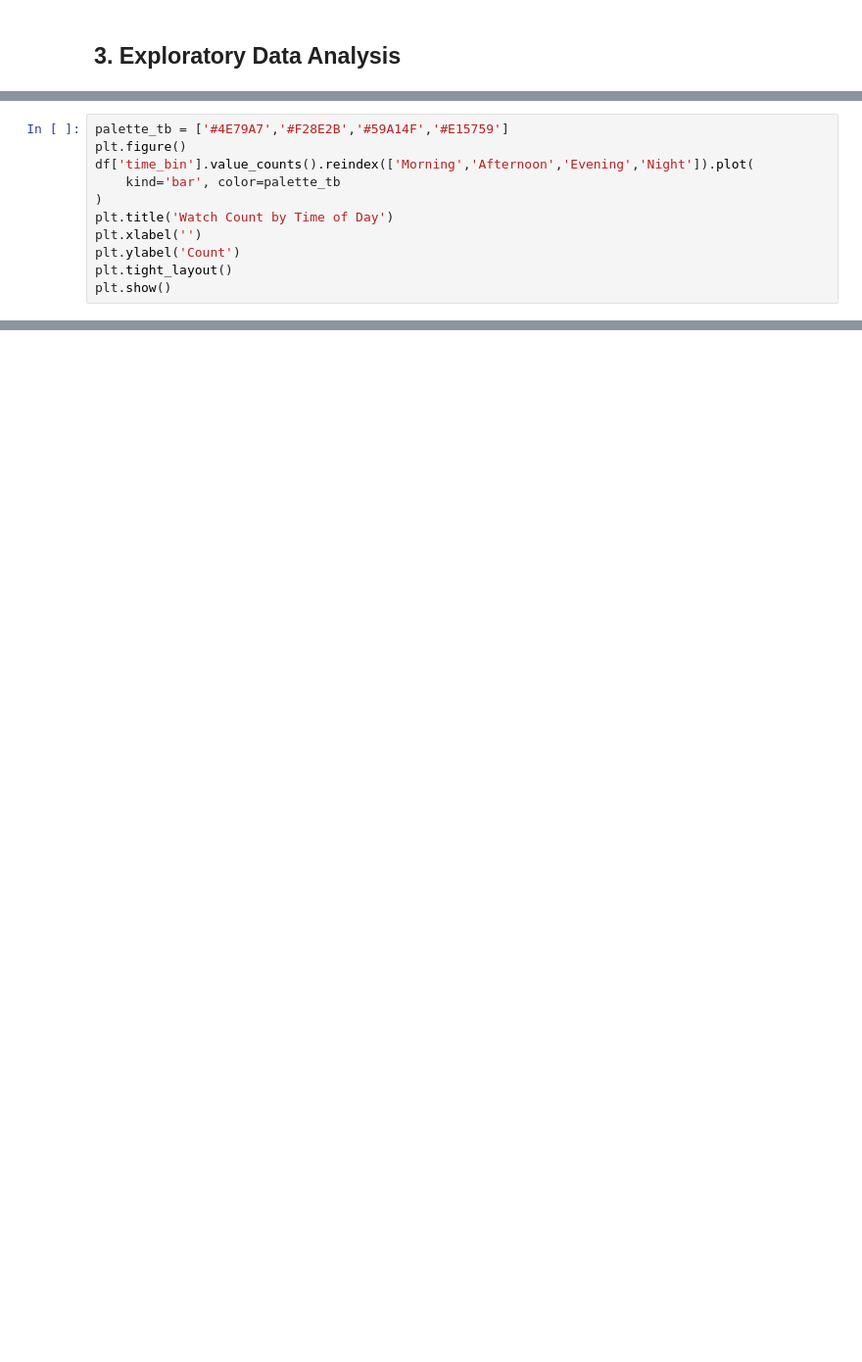
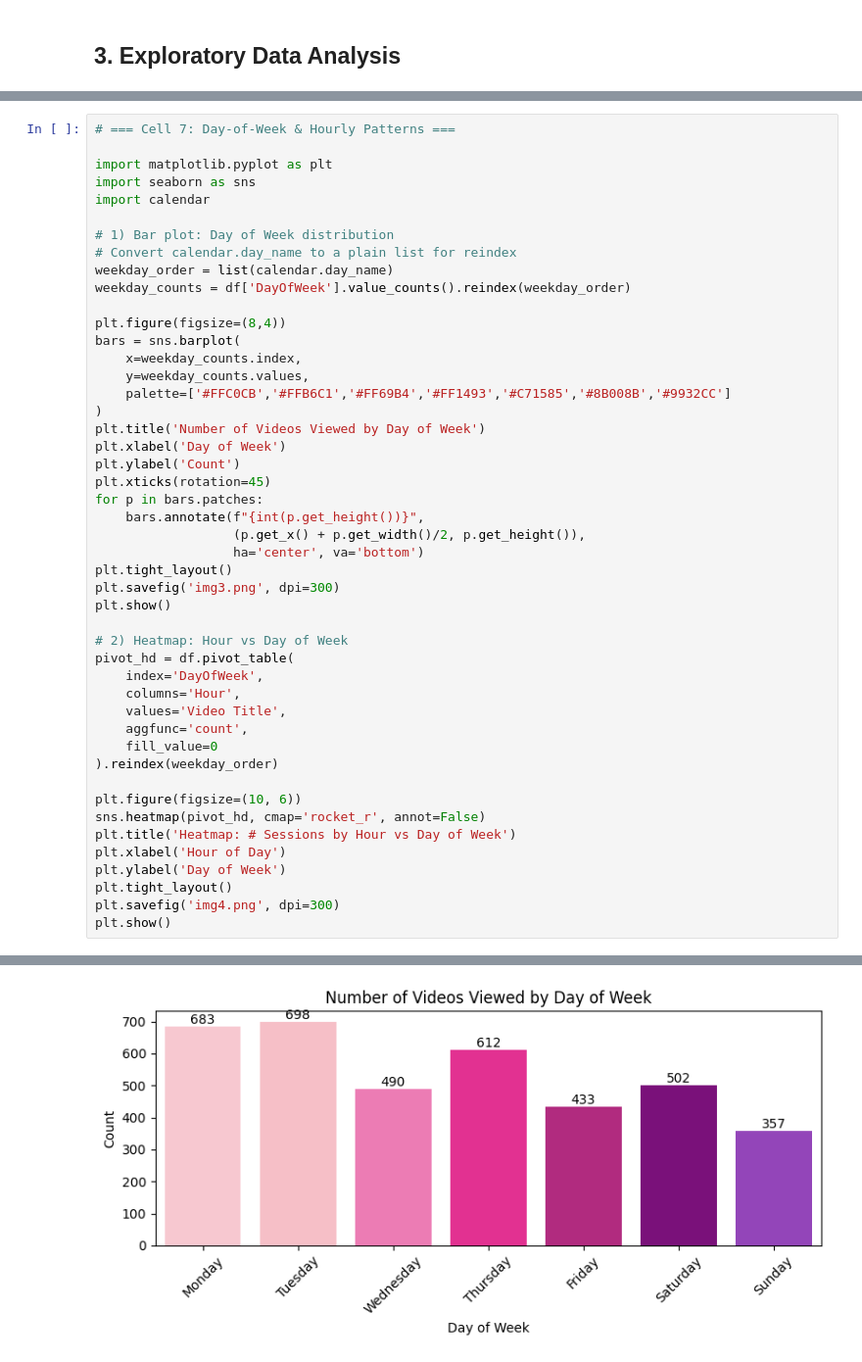
Before and after one commit to elifsudeyanar/Elif-Sude-DSA210, a Jupyter notebook: youtube_analysis_visuals.ipynb, the cells around one changed output, grey strips where cells are left out. Shown: that part at 98% size. Drawn from its saved outputs; the diff is of its cells as text; blank space fills up the shorter version.

```diff
--- a/youtube_analysis_visuals.ipynb
+++ b/youtube_analysis_visuals.ipynb
@@ -78,11 +239,48 @@ plt.show()
 # %%
-palette_tb = ['#4E79A7','#F28E2B','#59A14F','#E15759']
-plt.figure()
-df['time_bin'].value_counts().reindex(['Morning','Afternoon','Evening','Night']).plot(
-    kind='bar', color=palette_tb
+# === Cell 7: Day‐of‐Week & Hourly Patterns ===
+
+import matplotlib.pyplot as plt
+import seaborn as sns
+import calendar
+
+# 1) Bar plot: Day of Week distribution
+# Convert calendar.day_name to a plain list for reindex
+weekday_order = list(calendar.day_name)
+weekday_counts = df['DayOfWeek'].value_counts().reindex(weekday_order)
+
+plt.figure(figsize=(8,4))
+bars = sns.barplot(
+    x=weekday_counts.index,
+    y=weekday_counts.values,
+    palette=['#FFC0CB','#FFB6C1','#FF69B4','#FF1493','#C71585','#8B008B','#9932CC']
 )
-plt.title('Watch Count by Time of Day')
-plt.xlabel('')
+plt.title('Number of Videos Viewed by Day of Week')
+plt.xlabel('Day of Week')
 plt.ylabel('Count')
+plt.xticks(rotation=45)
+for p in bars.patches:
+    bars.annotate(f"{int(p.get_height())}",
+                  (p.get_x() + p.get_width()/2, p.get_height()),
+                  ha='center', va='bottom')
 plt.tight_layout()
+plt.savefig('img3.png', dpi=300)
 plt.show()
+
+# 2) Heatmap: Hour vs Day of Week
+pivot_hd = df.pivot_table(
+    index='DayOfWeek',
+    columns='Hour',
+    values='Video Title',
+    aggfunc='count',
+    fill_value=0
+).reindex(weekday_order)
+
+plt.figure(figsize=(10, 6))
+sns.heatmap(pivot_hd, cmap='rocket_r', annot=False)
+plt.title('Heatmap: # Sessions by Hour vs Day of Week')
+plt.xlabel('Hour of Day')
+plt.ylabel('Day of Week')
+plt.tight_layout()
+plt.savefig('img4.png', dpi=300)
+plt.show()
+# %% [output]
@@ -88,0 +290 @@ plt.show()
+[figure, added]
```
Also changed, not shown: parts of 23 cells of this notebook.
